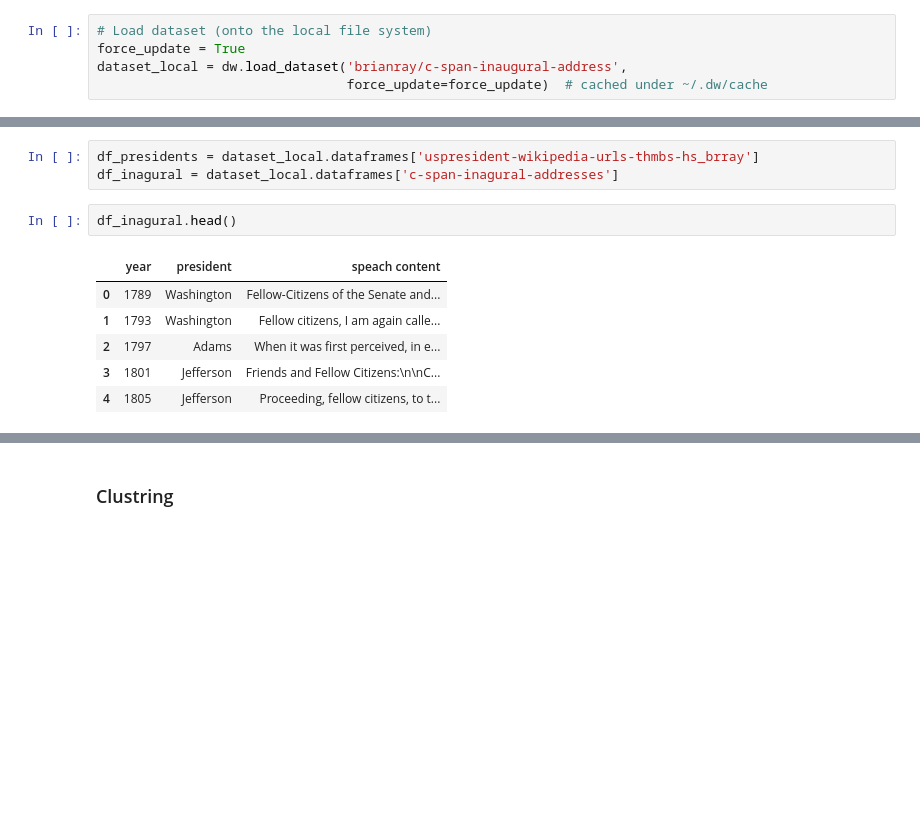
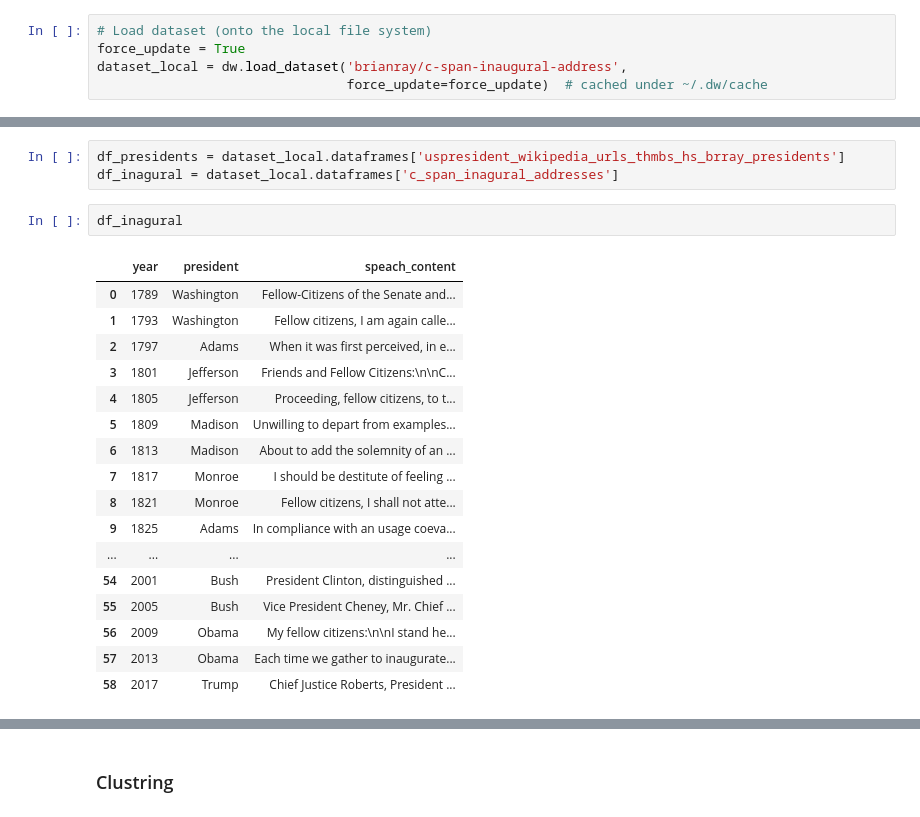
Before and after one commit to brianray/data.world-scripts, a Jupyter notebook: inauguration exploration-datadotworld-doc2vec.ipynb, the cells around one changed output, grey strips where cells are left out. Saved outputs shown, nothing was run; the diff lists cells and outputs as text; blank space fills up the shorter version.

```diff
--- a/inauguration exploration-datadotworld-doc2vec.ipynb
+++ b/inauguration exploration-datadotworld-doc2vec.ipynb
@@ -48,13 +58,24 @@ LazyLoadedDict({'uspresident-wikipedia-urls-thmbs-hs_brray': LazyLoadedValue(<pa
 # %%
-df_presidents = dataset_local.dataframes['uspresident-wikipedia-urls-thmbs-hs_brray']
-df_inagural = dataset_local.dataframes['c-span-inagural-addresses']
+df_presidents = dataset_local.dataframes['uspresident_wikipedia_urls_thmbs_hs_brray_presidents']
+df_inagural = dataset_local.dataframes['c_span_inagural_addresses']
 # %%
-df_inagural.head()
+df_inagural
 # %% [output]
-|  | year | president | speach content |
+|  | year | president | speach_content |
 | 0 | 1789 | Washington | Fellow-Citizens of the Senate and... |
 | 1 | 1793 | Washington | Fellow citizens, I am again calle... |
 | 2 | 1797 | Adams | When it was first perceived, in e... |
 | 3 | 1801 | Jefferson | Friends and Fellow Citizens:\n\nC... |
 | 4 | 1805 | Jefferson | Proceeding, fellow citizens, to t... |
+| 5 | 1809 | Madison | Unwilling to depart from examples... |
+| 6 | 1813 | Madison | About to add the solemnity of an ... |
+| 7 | 1817 | Monroe | I should be destitute of feeling ... |
+| 8 | 1821 | Monroe | Fellow citizens, I shall not atte... |
+| 9 | 1825 | Adams | In compliance with an usage coeva... |
+| ... | ... | ... | ... |
+| 54 | 2001 | Bush | President Clinton, distinguished ... |
+| 55 | 2005 | Bush | Vice President Cheney, Mr. Chief ... |
+| 56 | 2009 | Obama | My fellow citizens:\n\nI stand he... |
+| 57 | 2013 | Obama | Each time we gather to inaugurate... |
+| 58 | 2017 | Trump | Chief Justice Roberts, President ... |
 # %%
```
Also changed, not shown: parts of 24 cells of this notebook, 2 other files.
